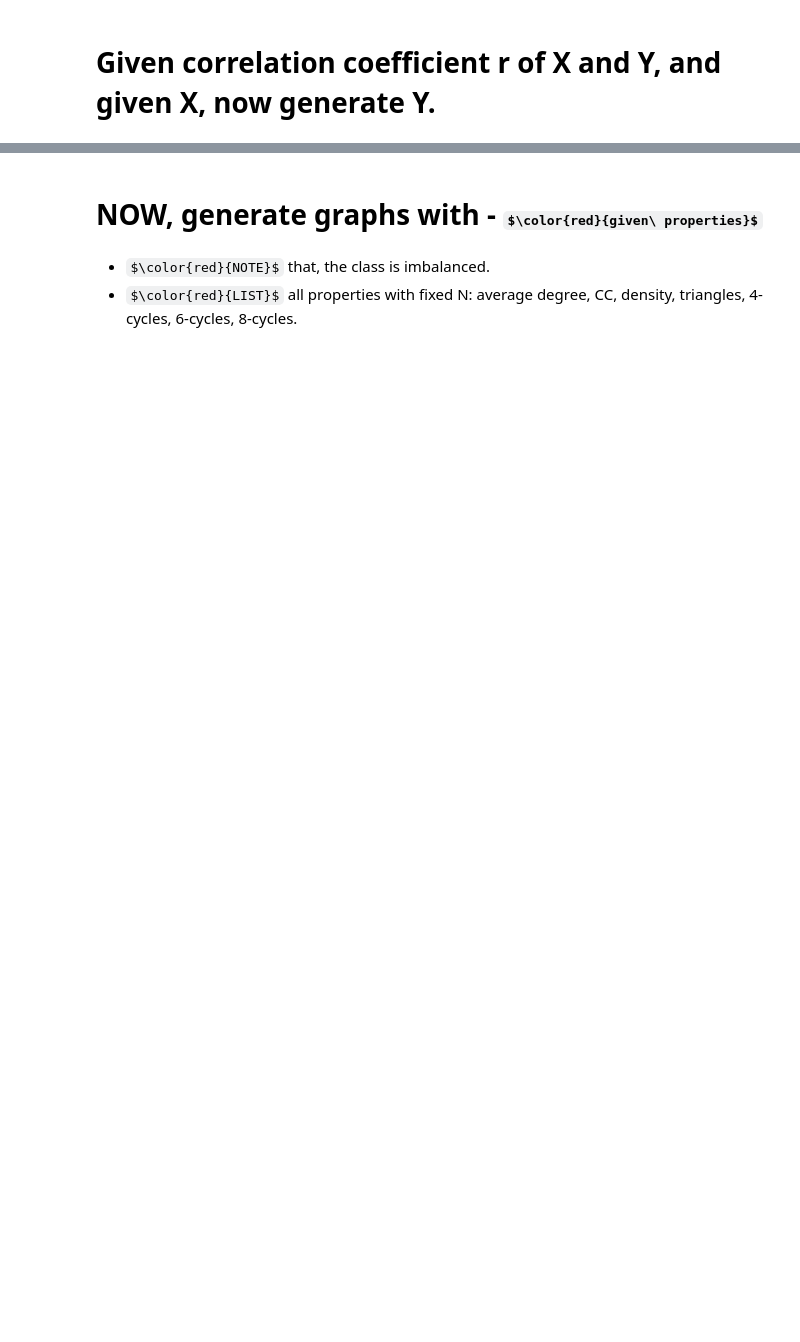
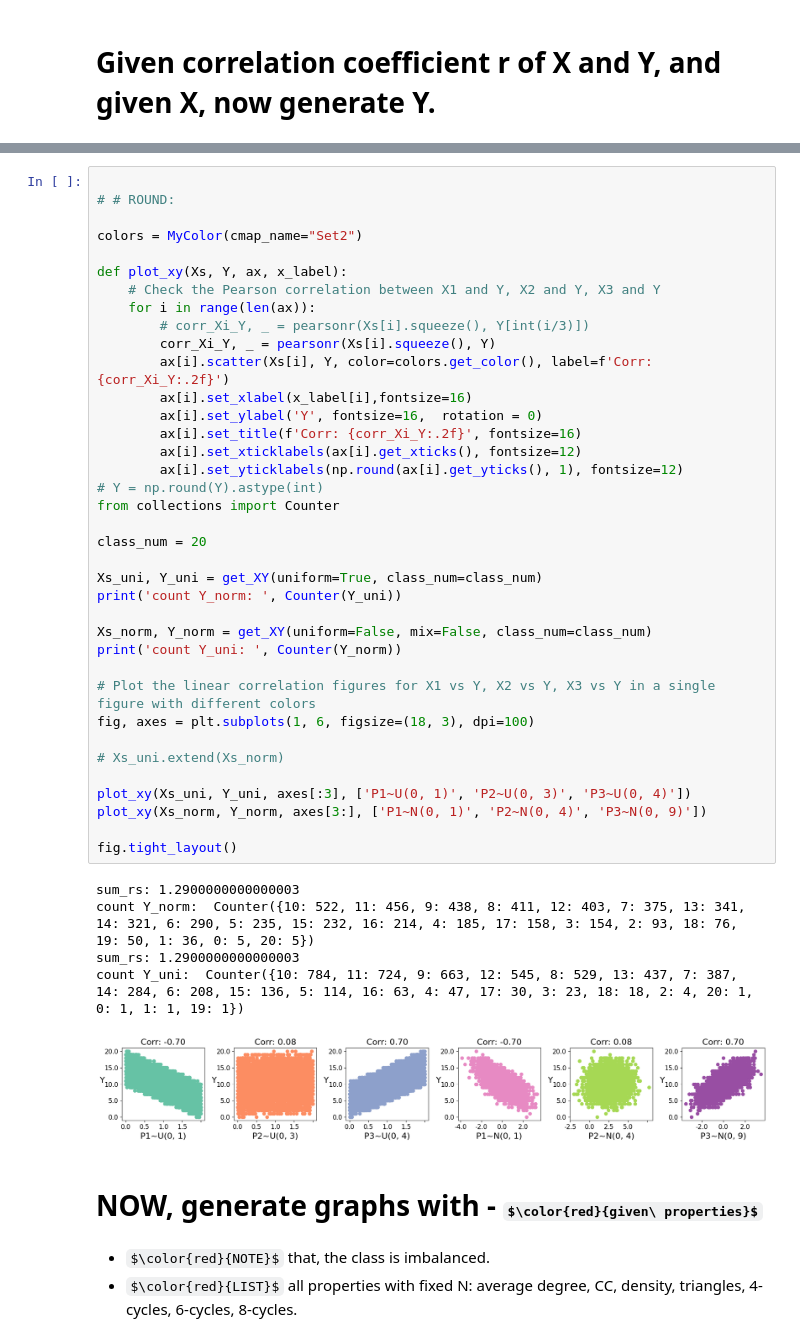
Before and after one commit to ICLab4DL/GNNBenchEffectiveness, a Jupyter notebook: dataset_utils/synthetic_dataset.ipynb, the cells around one changed output, grey strips where cells are left out. Drawn from its saved outputs; the diff is of its cells as text; some formulas as TeX source; blank space fills up the shorter version.

```diff
--- a/dataset_utils/synthetic_dataset.ipynb
+++ b/dataset_utils/synthetic_dataset.ipynb
@@ -336,3 +333,46 @@ count Y_uni:  Counter({5: 2911, 6: 2345, 4: 2235, 7: 984, 3: 943, 8: 256, 2: 249
+# %%
+
+# # ROUND:
+
+colors = MyColor(cmap_name="Set2")
+
+def plot_xy(Xs, Y, ax, x_label):
+    # Check the Pearson correlation between X1 and Y, X2 and Y, X3 and Y
+    for i in range(len(ax)):
+        # corr_Xi_Y, _ = pearsonr(Xs[i].squeeze(), Y[int(i/3)])
+        corr_Xi_Y, _ = pearsonr(Xs[i].squeeze(), Y)
+        ax[i].scatter(Xs[i], Y, color=colors.get_color(), label=f'Corr: {corr_Xi_Y:.2f}')
+        ax[i].set_xlabel(x_label[i],fontsize=16)
+        ax[i].set_ylabel('Y', fontsize=16,  rotation = 0)
+        ax[i].set_title(f'Corr: {corr_Xi_Y:.2f}', fontsize=16)
+        ax[i].set_xticklabels(ax[i].get_xticks(), fontsize=12)
+        ax[i].set_yticklabels(np.round(ax[i].get_yticks(), 1), fontsize=12)
+# Y = np.round(Y).astype(int)
+from collections import Counter
+
+class_num = 20
+
+Xs_uni, Y_uni = get_XY(uniform=True, class_num=class_num)
+print('count Y_norm: ', Counter(Y_uni))
+
+Xs_norm, Y_norm = get_XY(uniform=False, mix=False, class_num=class_num)
+print('count Y_uni: ', Counter(Y_norm))
+
+# Plot the linear correlation figures for X1 vs Y, X2 vs Y, X3 vs Y in a single figure with different colors
+fig, axes = plt.subplots(1, 6, figsize=(18, 3), dpi=100)
+
+# Xs_uni.extend(Xs_norm)
+
+plot_xy(Xs_uni, Y_uni, axes[:3], ['P1~U(0, 1)', 'P2~U(0, 3)', 'P3~U(0, 4)'])
+plot_xy(Xs_norm, Y_norm, axes[3:], ['P1~N(0, 1)', 'P2~N(0, 4)', 'P3~N(0, 9)'])
+
+fig.tight_layout()
+# %% [output]
+sum_rs: 1.2900000000000003
+count Y_norm:  Counter({10: 522, 11: 456, 9: 438, 8: 411, 12: 403, 7: 375, 13: 341, 14: 321, 6: 290, 5: 235, 15: 232, 16: 214, 4: 185, 17: 158, 3: 154, 2: 93, 18: 76, 19: 50, 1: 36, 0: 5, 20: 5})
+sum_rs: 1.2900000000000003
+count Y_uni:  Counter({10: 784, 11: 724, 9: 663, 12: 545, 8: 529, 13: 437, 7: 387, 14: 284, 6: 208, 15: 136, 5: 114, 16: 63, 4: 47, 17: 30, 3: 23, 18: 18, 2: 4, 20: 1, 0: 1, 1: 1, 19: 1})
+[figure, added]
 # %% [markdown]
 # NOW, generate graphs with - $\color{red}{given\ properties}$
 - $\color{red}{NOTE}$ that, the class is imbalanced.
```
Also changed, not shown: parts of 16 cells of this notebook, 3 other files.
